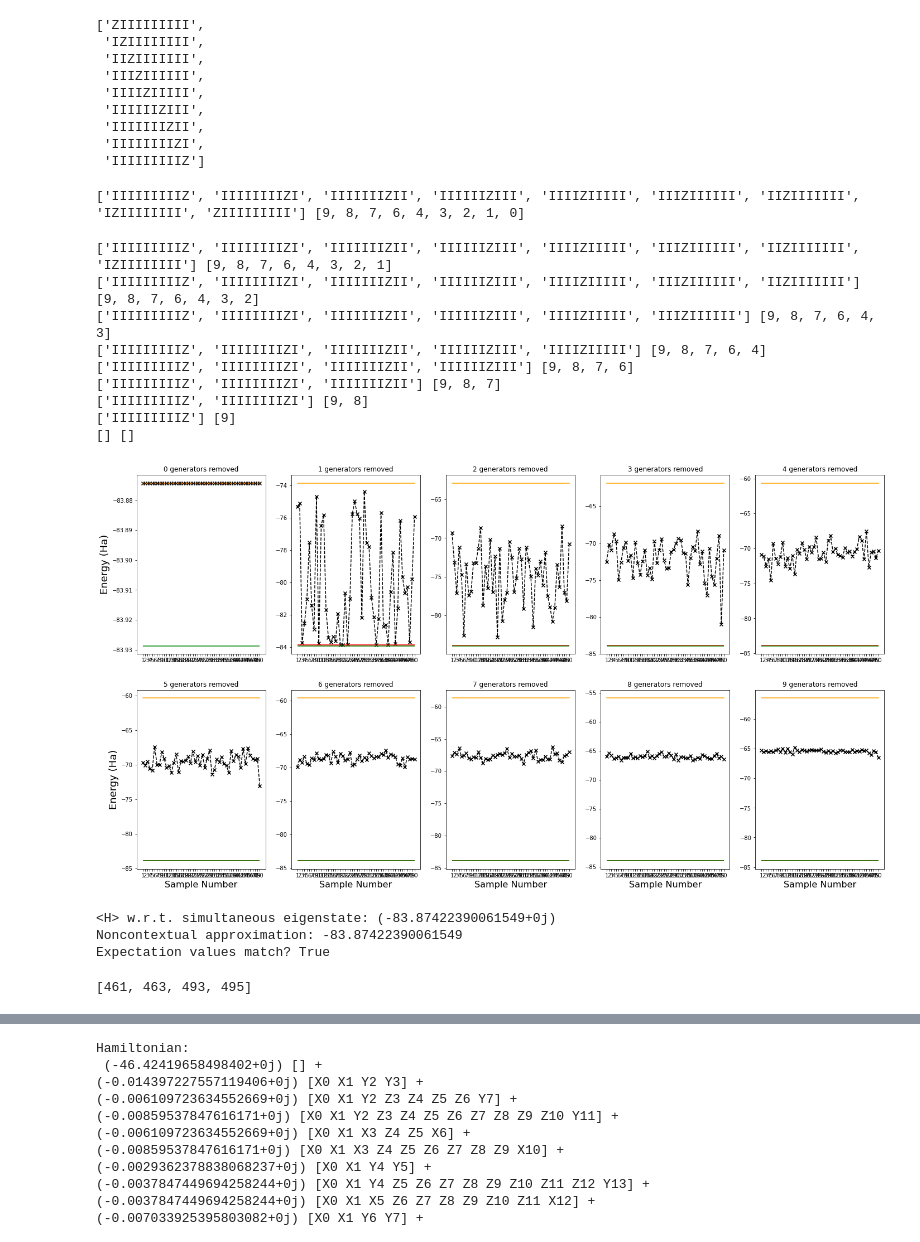
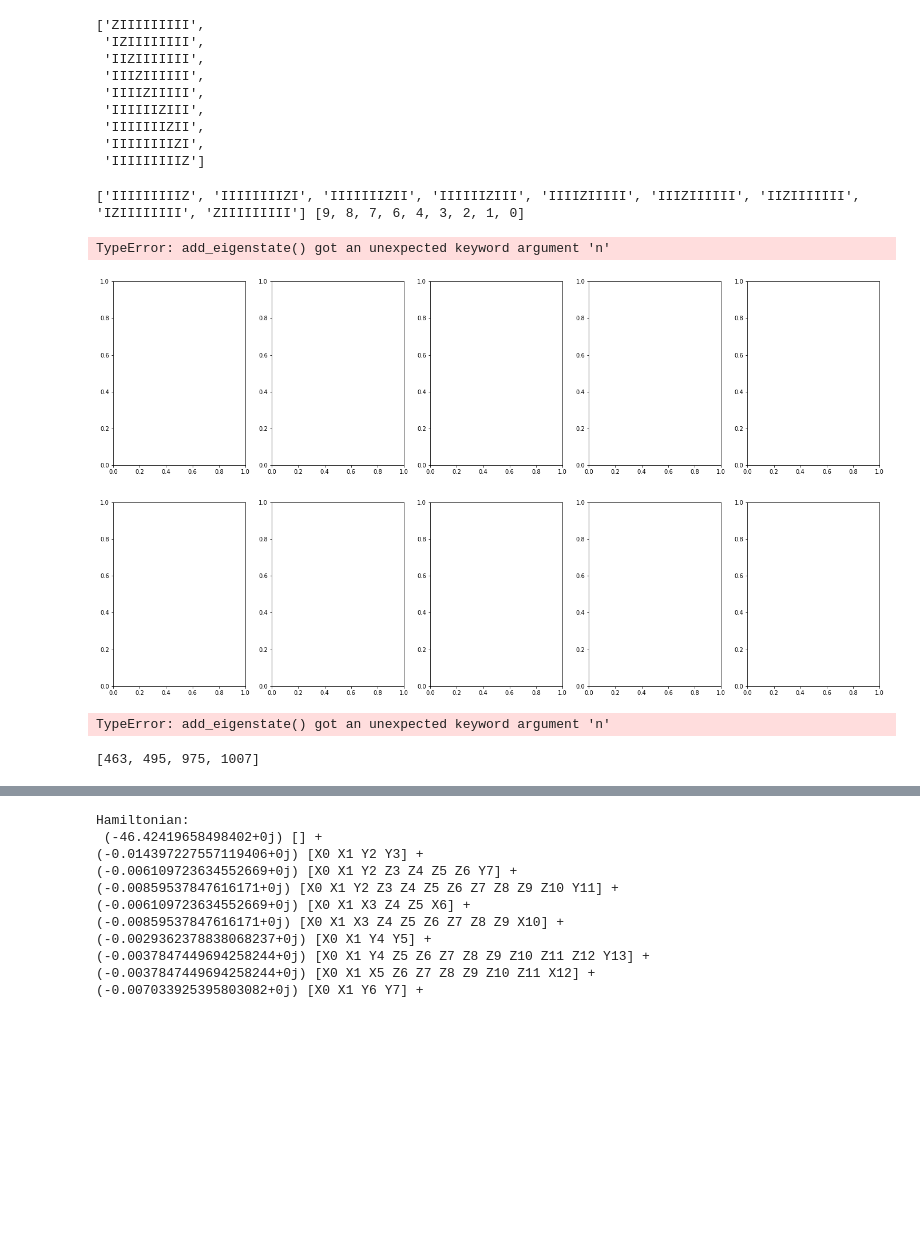
Before and after one commit to wmkirby1/CS-VQE, a Jupyter notebook: H2O.ipynb, the cells around one changed output, grey strips where cells are left out. Saved outputs shown, nothing was run; the diff lists cells and outputs as text; code cells hidden in the pictures; blank space fills up the shorter version.

```diff
--- a/H2O.ipynb
+++ b/H2O.ipynb
@@ -165,7 +165,15 @@ def bin_to_int(bits):
     return sum(bit_string)
 
 
-def add_eigenstate(r1, r2, index, num_qubits, theta=0, n=0, custom_amp=None):
+def int_to_bin(integer, num_qubits):
+    if integer >= 2**num_qubits:
+        raise ValueError('Input integer larger than specified number of bits')
+    bin_str=bin(integer)[2:]
+    leading_0 = ''.join(['0' for i in range(num_qubits-len(bin_str))])
+    return leading_0 + bin_str
+
+
+def add_eigenstate(r1, r2, index, num_qubits, theta=0, custom_amp=None):
     """
     """
     B = list(itertools.product([0,1], repeat=num_qubits))
@@ -185,12 +193,12 @@ def add_eigenstate(r1, r2, index, num_qubits, theta=0, n=0, custom_amp=None):
     parity=q0+q1+q2+q3+q5
 
     amp_ratio = (1 + r2 * (-1)**q4) / (r1 * (-1)**(parity))
-    t = ((-1)**n)*np.arctan(amp_ratio)
+    t = np.arctan(amp_ratio)
     psi = [0 for i in range(2**num_qubits)]
 
     if custom_amp is None:
         psi[i1] = np.sin(t)*np.exp(1j*theta)
-        psi[i2] = np.cos(t)*np.exp(1j*(theta - n*np.pi))
+        psi[i2] = np.cos(t)*np.exp(1j*theta)
     else:
         psi[i1] = custom_amp[0]
         psi[i2] = custom_amp[1]
@@ -311,6 +319,21 @@ def random_complex_unit():
         y = rand_vec[1]
 
         return x + y*1j
+
+def expectation_optimiser(ham_n, ham_c, amps, initial_state, Z_indices, num_qubits, rotations=None):
+    eigenstate_indices = find_eigenstate_indices(initial_state, Z_indices)
+
+    psi = np.array([0 for i in range(2**num_qubits)], dtype=complex)
+    for index, i in enumerate(eigenstate_indices):
+        psi += (amps[index])*add_eigenstate(r1=r1, r2=r2, theta=0, index=i, num_qubits=num_qubits)
+
+    if rotations is not None:
+        psi = rotate_state(rotations, psi)
+
+    expect_noncon = expectation(ham_n, psi)
+    expect_context = expectation(ham_c, psi)
+
+    return expect_noncon, expect_context
 # %%
 generators
 # %% [output]
@@ -336,7 +359,7 @@ def expectation_optimiser(ham_n, ham_c, p, Z_indices, initial_state):
 
     psi = np.array([0 for i in range(2**num_qubits)], dtype=complex)
     for index, i in enumerate(eigenstate_indices):
-        psi += (p[index])*add_eigenstate(r1=r1, r2=r2, theta=0, n=0, index=i, num_qubits=num_qubits)
+        psi += (p[index])*add_eigenstate(r1=r1, r2=r2, theta=0, index=i, num_qubits=num_qubits)
 
     expect_noncon = expectation(ham_n, psi)
     expect_context = expectation(ham_c, psi)
@@ -388,43 +411,35 @@ for index, grid in enumerate(grid_pos):
         Y_noncon.append(expect_noncon)
         Y_context.append(expect_context)
         Y_combined.append(expect_noncon+expect_context)
 
         #print(p, expect_noncon + expect_context < gs_noncon_energy)
         #print((np.conjugate(psi)).dot(psi))
         #Verify +1-eigenstate
         #A_psi = A.matvec(psi)
         #print(psi_conj.dot(A_psi))
 
     axs[grid].plot(X, Y_noncon, color='orange')
     #axs[grid].scatter(X, Y_context, color='blue', marker = 'x')
     #axs[grid].plot(X, Y_context, color='blue', ls='--')
     axs[grid].scatter(X, Y_combined, color='black', marker = 'x')
     axs[grid].plot(X, Y_combined, color='black', ls='--')
     #plt.plot(range(shots), Y_combined, color='purple')
     axs[grid].hlines(gs_noncon_energy, 1, shots, color='r')
     axs[grid].hlines(true_gs, 1, shots, color='g')
 
     axs[grid].set_xticks(X)
     axs[grid].set_title("%i generators removed" % abs(index-9))
     if grid[0] == 1:
         axs[grid].set_xlabel('Sample Number',fontsize=16)
     if grid[1] == 0:
         axs[grid].set_ylabel('Energy (Ha)',fontsize=18)
     #print('<H> w.r.t. simultaneous eigenstate:', expect)
     #print('Noncontextual approximation:', gs_noncon_energy)
     #print('Expectation values match?', abs(expect - gs_noncon_energy) < 10**-12) #sanity check - expectation values match?
 # %% [output]
 ['IIIIIIIIIZ', 'IIIIIIIIZI', 'IIIIIIIZII', 'IIIIIIZIII', 'IIIIZIIIII', 'IIIZIIIIII', 'IIZIIIIIII', 'IZIIIIIIII', 'ZIIIIIIIII'] [9, 8, 7, 6, 4, 3, 2, 1, 0]
-['IIIIIIIIIZ', 'IIIIIIIIZI', 'IIIIIIIZII', 'IIIIIIZIII', 'IIIIZIIIII', 'IIIZIIIIII', 'IIZIIIIIII', 'IZIIIIIIII'] [9, 8, 7, 6, 4, 3, 2, 1]
-['IIIIIIIIIZ', 'IIIIIIIIZI', 'IIIIIIIZII', 'IIIIIIZIII', 'IIIIZIIIII', 'IIIZIIIIII', 'IIZIIIIIII'] [9, 8, 7, 6, 4, 3, 2]
-['IIIIIIIIIZ', 'IIIIIIIIZI', 'IIIIIIIZII', 'IIIIIIZIII', 'IIIIZIIIII', 'IIIZIIIIII'] [9, 8, 7, 6, 4, 3]
-['IIIIIIIIIZ', 'IIIIIIIIZI', 'IIIIIIIZII', 'IIIIIIZIII', 'IIIIZIIIII'] [9, 8, 7, 6, 4]
-['IIIIIIIIIZ', 'IIIIIIIIZI', 'IIIIIIIZII', 'IIIIIIZIII'] [9, 8, 7, 6]
-['IIIIIIIIIZ', 'IIIIIIIIZI', 'IIIIIIIZII'] [9, 8, 7]
-['IIIIIIIIIZ', 'IIIIIIIIZI'] [9, 8]
-['IIIIIIIIIZ'] [9]
-[] []
+TypeError: add_eigenstate() got an unexpected keyword argument 'n'
-[figure, old version]
+[figure, new version]
 # %%
 fig.savefig("H2O-generator-removal-energies-ordered-random-amplitudes.png", dpi=300)
 # %%
@@ -444,11 +459,9 @@ for p in np.linspace(0, 1, 1):
     print('Noncontextual approximation:', gs_noncon_energy)
     print('Expectation values match?', abs(expect - gs_noncon_energy) < 10**-12) #sanity check - expectation values match?
 # %% [output]
-<H> w.r.t. simultaneous eigenstate: (-83.87422390061549+0j)
-Noncontextual approximation: -83.87422390061549
-Expectation values match? True
+TypeError: add_eigenstate() got an unexpected keyword argument 'n'
 # %%
-sorted(find_eigenstate_indices(initial_state, [8, 4]))
+sorted(find_eigenstate_indices(initial_state, [0,4]))
 # %% [output]
-[461, 463, 493, 495]
+[463, 495, 975, 1007]
 # %%
```
Also changed, not shown: parts of 15 cells of this notebook, 1 other file.
